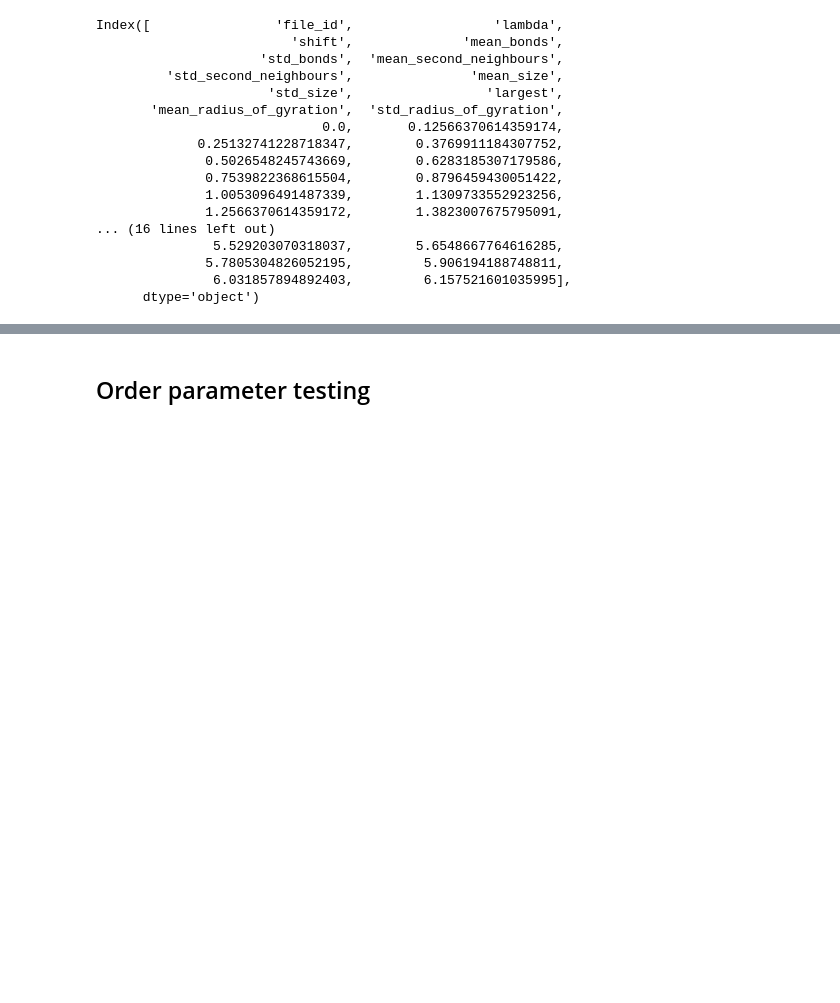
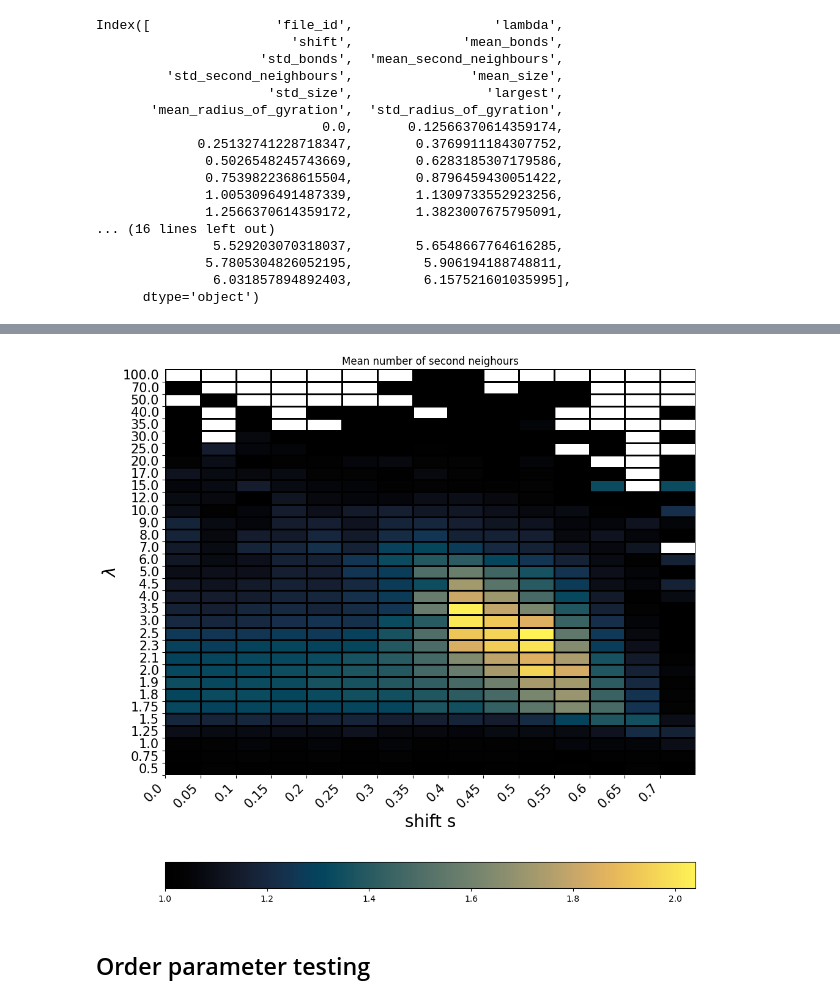
Before and after one commit to OljaOctagon/MagneticParticles, a Jupyter notebook: rigid_magnetic/mag2p_plot_bonds.ipynb, the cells around one changed output, grey strips where cells are left out. Saved outputs shown, nothing was run; the diff lists cells and outputs as text; code cells hidden in the pictures; blank space fills up the shorter version.

```diff
--- a/rigid_magnetic/mag2p_plot_bonds.ipynb
+++ b/rigid_magnetic/mag2p_plot_bonds.ipynb
@@ -181,3 +185,7 @@ heatmap(degree_0_plus,cmr.apple)
+# %%
+heatmap(second_neighbours, cmr.eclipse, "Mean number of second neighours")
+# %% [output]
+[figure, added]
 # %% [markdown]
 ## Order parameter testing
 # %%
```
Also changed, not shown: parts of 8 cells of this notebook, 1 other file.
